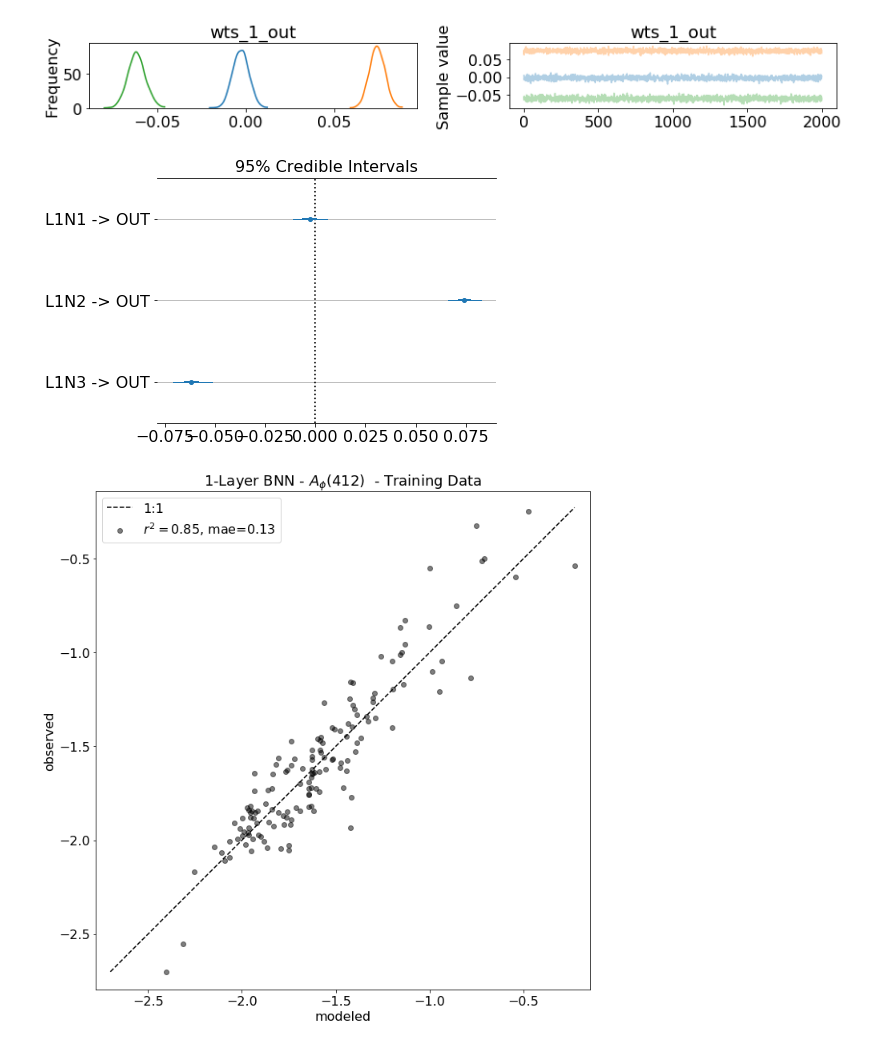
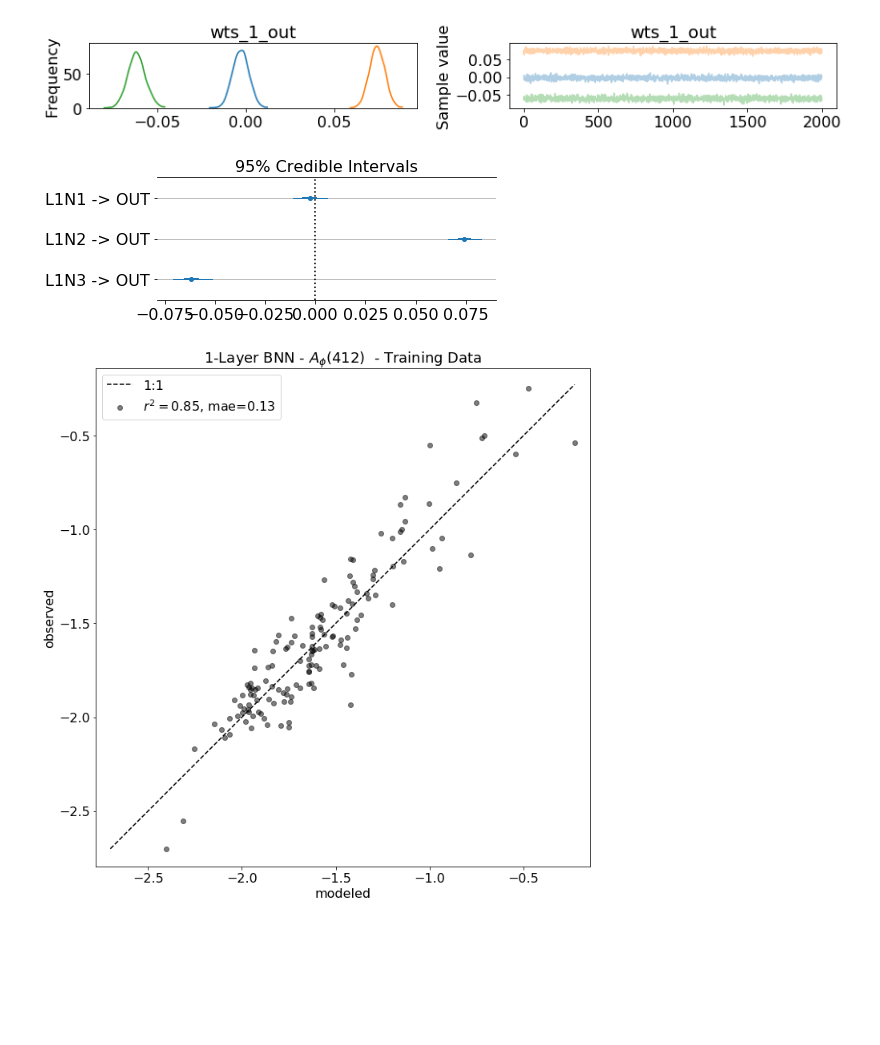
Before and after one commit to madHatter106/TOA_ML, a Jupyter notebook: TOA_ML_3_APHY412_NN_2_DeepBayes.ipynb, the cells around one changed output. Drawn from its saved outputs; the diff is of its cells as text; code cells hidden in the pictures; blank space fills up the shorter version.

```diff
--- a/TOA_ML_3_APHY412_NN_2_DeepBayes.ipynb
+++ b/TOA_ML_3_APHY412_NN_2_DeepBayes.ipynb
@@ -400,5 +397,0 @@ pl.plot(bnn_l2.approx_fit.hist)
-# %%
-ppc_train_l2 = bnn_l2.predict(X_shared, likelihood_name='likelihood')
-
-bnn_l2.plot_model_fits(y_train, ppc_train_l2, loss_metric='mae',
-                       title='Double Hidden Layer BNN - $A_{\phi}(412)$  - Training Data');
@@ -442,10 +433,10 @@ bnn_l1_pc.evaluate_fit(['wts_1_out']);
 # %%
 labels = ['L1N%d -> OUT' %i for i in range(1, 4) ]
 bnn_l1_pc.show_forest(['wts_1_out'], feat_labels=labels);
-#f = pl.gcf()
-#f.set_figheight(12);
+f = pl.gcf()
+f.set_figheight(2);
 # %% [output]
-[figure, old version]
+[figure, new version]
 # %%
 ppc_train_l1_pc = bnn_l1_pc.predict(X_shared_pc, likelihood_name='likelihood')
 
```
Also changed, not shown: parts of 39 cells of this notebook.
